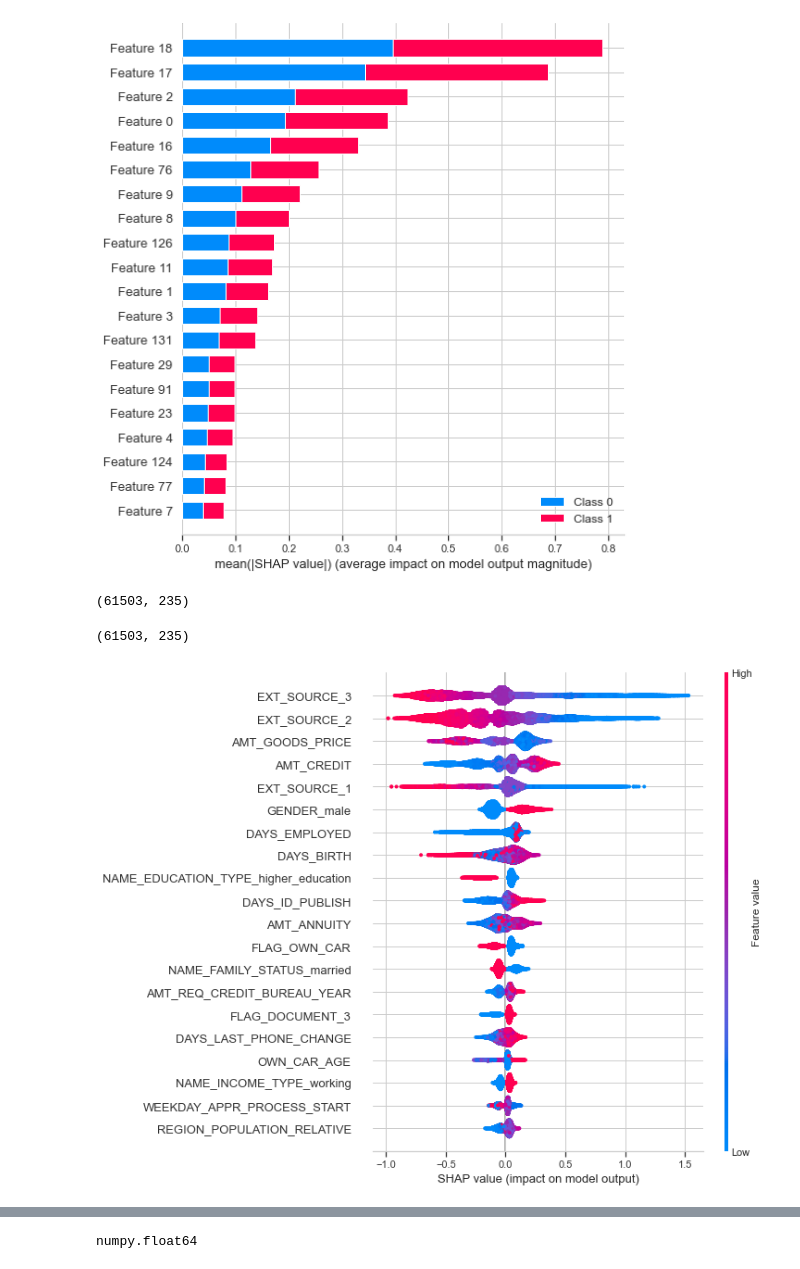
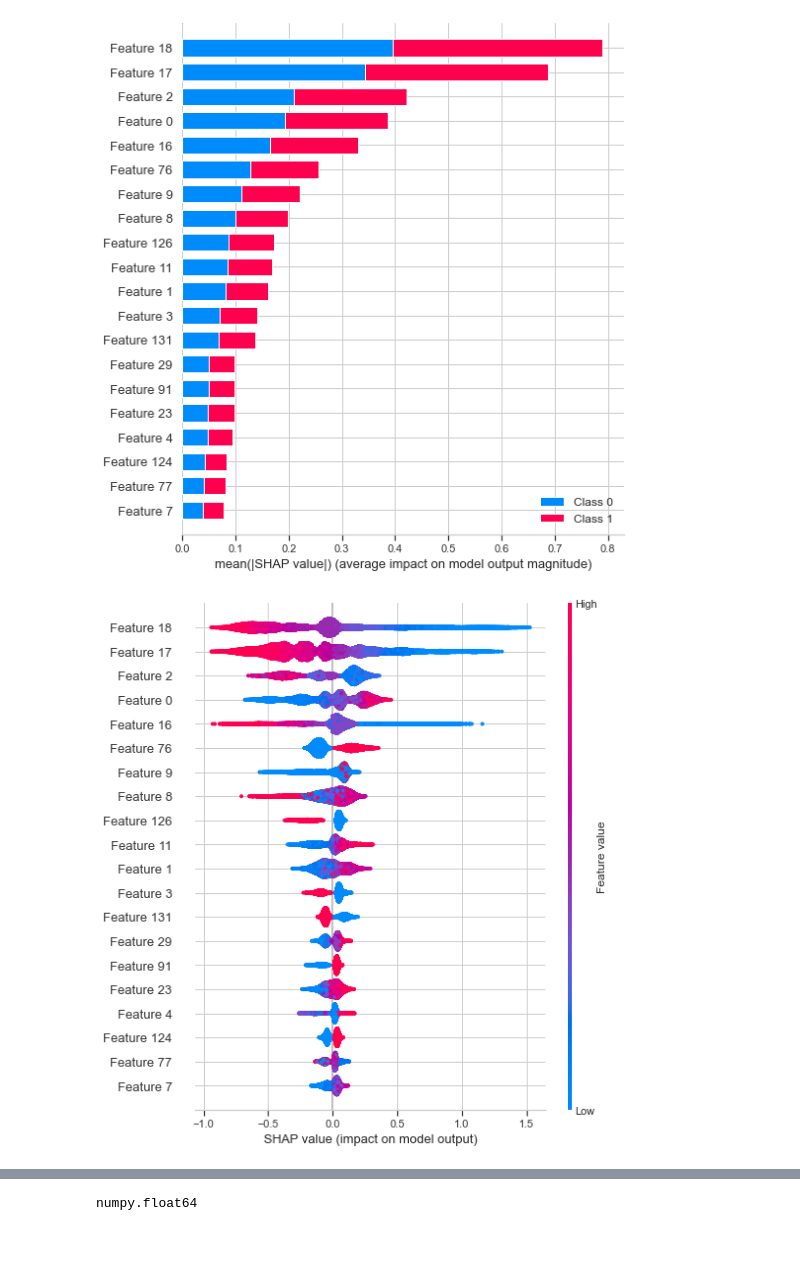
Before and after one commit to gitadum/credit_risk_rating, a Jupyter notebook: 00_notebooks/03_Modelling.ipynb, the cells around one changed output, grey strips where cells are left out. Cells and saved outputs as stored; diff of their text form; code cells hidden in the pictures; blank space fills up the shorter version.

Commit message:
ajout de nouvelles figures shap

```diff
--- a/00_notebooks/03_Modelling.ipynb
+++ b/00_notebooks/03_Modelling.ipynb
@@ -2140,9 +2140,8 @@ print('Training set dimensions :', train.shape)
 df = train.copy()
 
 # Séparation du jeu de données d'apprentissage entre entraînement et évaluation
-
-X_train, X_test, y_train, y_test = train_test_split(df.iloc[:,1:], df.iloc[:,0],
-                                                    test_size=.2,)
+X, y = (df.iloc[:,1:], df.iloc[:,0])
+X_train, X_test, y_train, y_test = train_test_split(X, y, test_size=.2,)
 # %% [output]
 Training set dimensions : (307511, 121)
 # %%
@@ -2180,3 +2155,4 @@ X
 # %%
-explainer = shap.Explainer(model['m'])
-shap_values = explainer(model['p'].transform(X))
+# %time shap_values = shap.TreeExplainer(lgbm).shap_values(valid_x)
+tree_explainer = shap.TreeExplainer(model['m'])
+shap_values = tree_explainer.shap_values(model['p'].transform(X_test))
@@ -2187,2 +2163,0 @@ tree_explainer = shap.TreeExplainer(model['m'])
-# %%
-shap_values = tree_explainer(model['p'].transform(df.iloc[:,1:]))
@@ -2214,16 +2196,7 @@ shap_values = tree_explainer.shap_values(model['p'].transform(X_test))
 shap.summary_plot(shap_values, model['p'].transform(X_test))
 # %% [output]
 [figure]
-# %%
-shap_values.values[:,:,1].shape
-# %% [output]
-(61503, 235)
 # %%
-model['p'].transform(X_test).shape
+shap.summary_plot(shap_values[1], model['p'].transform(X_test))
 # %% [output]
-(61503, 235)
+[figure, added]
-# %%
-shap.summary_plot(shap_values.values[:,:,1], model['p'].transform(X_test),
-                  feature_names=feature_names)
-# %% [output]
-[figure, removed]
```
Also changed, not shown: parts of 35 cells of this notebook.
